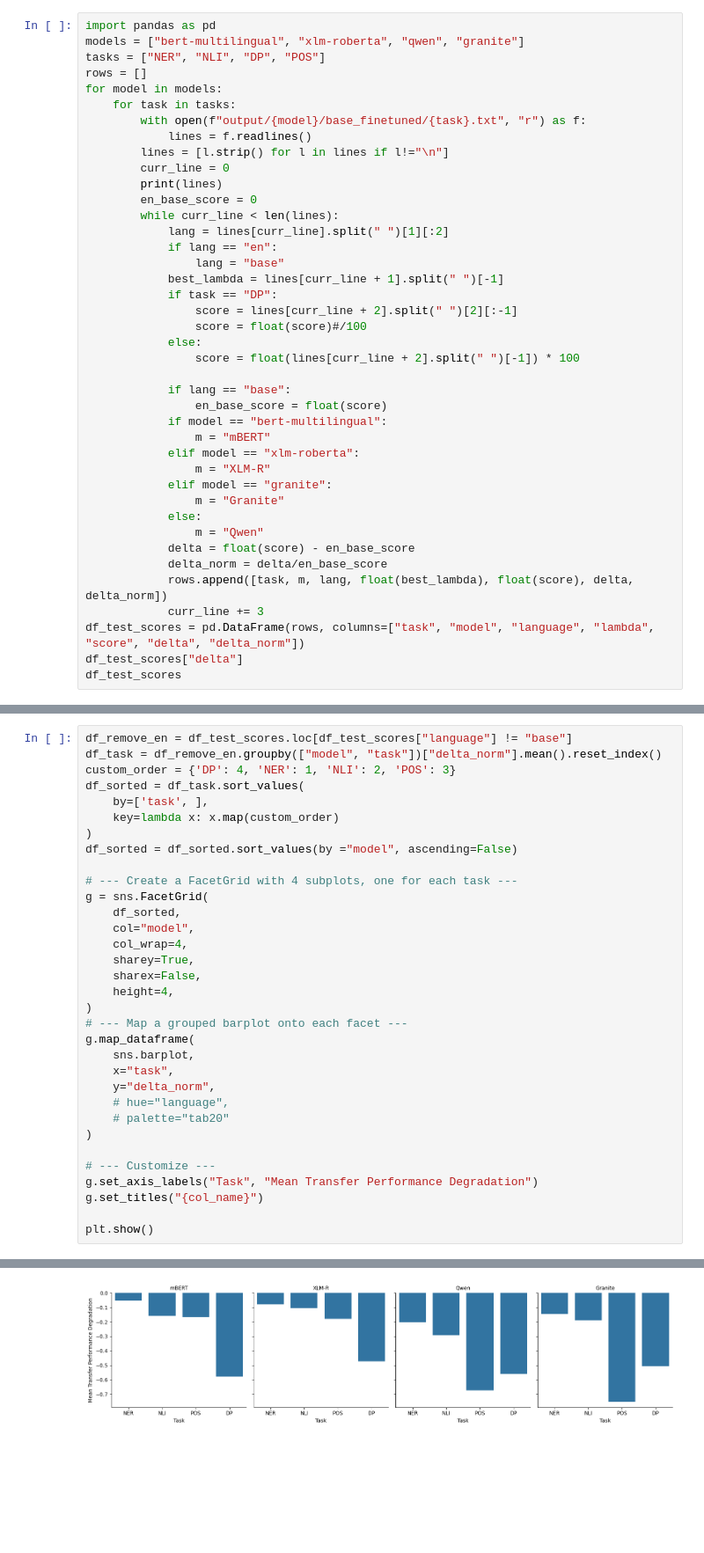
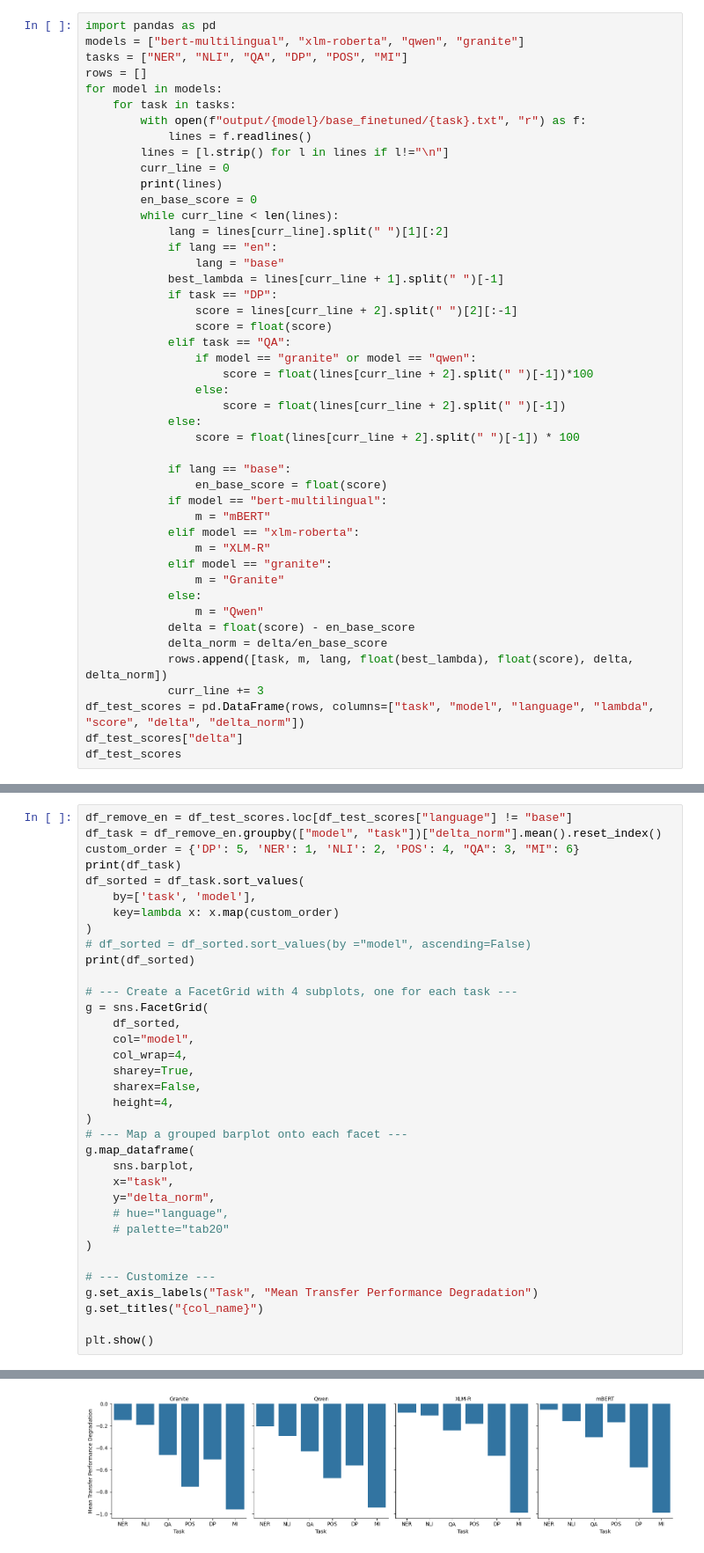
Before and after one commit to erafkin/xling_task_transfer, a Jupyter notebook: notebooks/figure_generation.ipynb, the cells around one changed output, grey strips where cells are left out. Shown at 88% size. Cells and saved outputs as stored; diff of their text form; blank space fills up the shorter version.

```diff
--- a/notebooks/figure_generation.ipynb
+++ b/notebooks/figure_generation.ipynb
@@ -1,7 +1,7 @@
 # %%
 import pandas as pd
 models = ["bert-multilingual", "xlm-roberta", "qwen", "granite"]
-tasks = ["NER", "NLI", "DP", "POS"]
+tasks = ["NER", "NLI", "QA", "DP", "POS", "MI"]
 rows = []
 for model in models:
     for task in tasks:
@@ -18,7 +18,12 @@ for model in models:
             best_lambda = lines[curr_line + 1].split(" ")[-1]
             if task == "DP":
                 score = lines[curr_line + 2].split(" ")[2][:-1]
-                score = float(score)#/100
+                score = float(score)
+            elif task == "QA":
+                if model == "granite" or model == "qwen":
+                    score = float(lines[curr_line + 2].split(" ")[-1])*100
+                else:
+                    score = float(lines[curr_line + 2].split(" ")[-1])
             else:
                 score = float(lines[curr_line + 2].split(" ")[-1]) * 100
 
@@ -221,12 +227,14 @@ plt.show()
 # %%
 df_remove_en = df_test_scores.loc[df_test_scores["language"] != "base"]
 df_task = df_remove_en.groupby(["model", "task"])["delta_norm"].mean().reset_index()
-custom_order = {'DP': 4, 'NER': 1, 'NLI': 2, 'POS': 3}
+custom_order = {'DP': 5, 'NER': 1, 'NLI': 2, 'POS': 4, "QA": 3, "MI": 6}
+print(df_task)
 df_sorted = df_task.sort_values(
-    by=['task', ],
+    by=['task', 'model'],
     key=lambda x: x.map(custom_order)
 )
-df_sorted = df_sorted.sort_values(by ="model", ascending=False)
+# df_sorted = df_sorted.sort_values(by ="model", ascending=False)
+print(df_sorted)
 
 # --- Create a FacetGrid with 4 subplots, one for each task ---
 g = sns.FacetGrid(
@@ -255,4 +280,4 @@ plt.show()
-[figure, old version]
+[figure, new version]
 # %%
 df_remove_en = df_test_scores.loc[df_test_scores["language"] != "base"]
 
```
Also changed, not shown: parts of 19 cells of this notebook, 5 other files.
